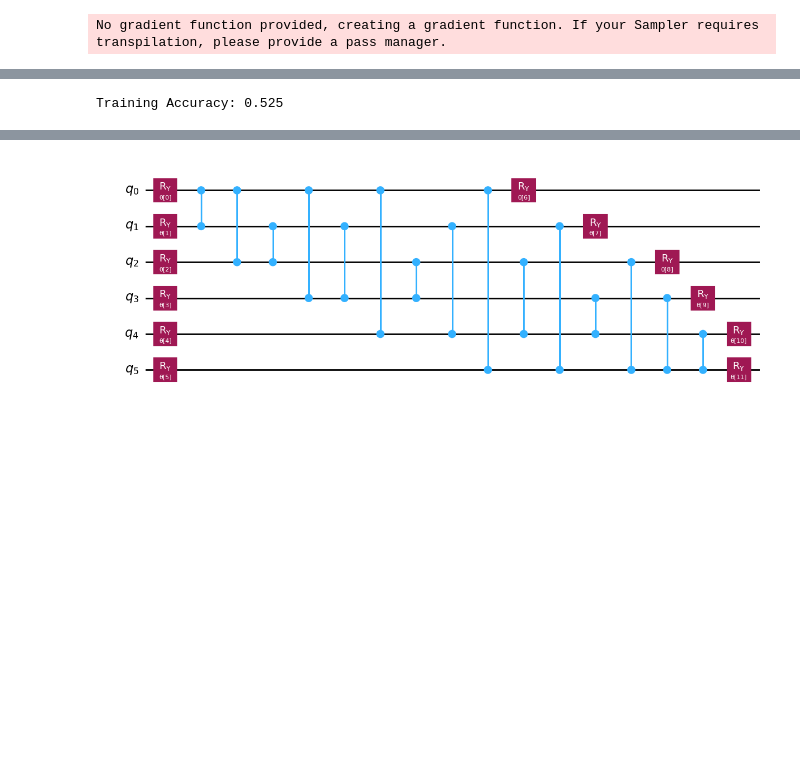
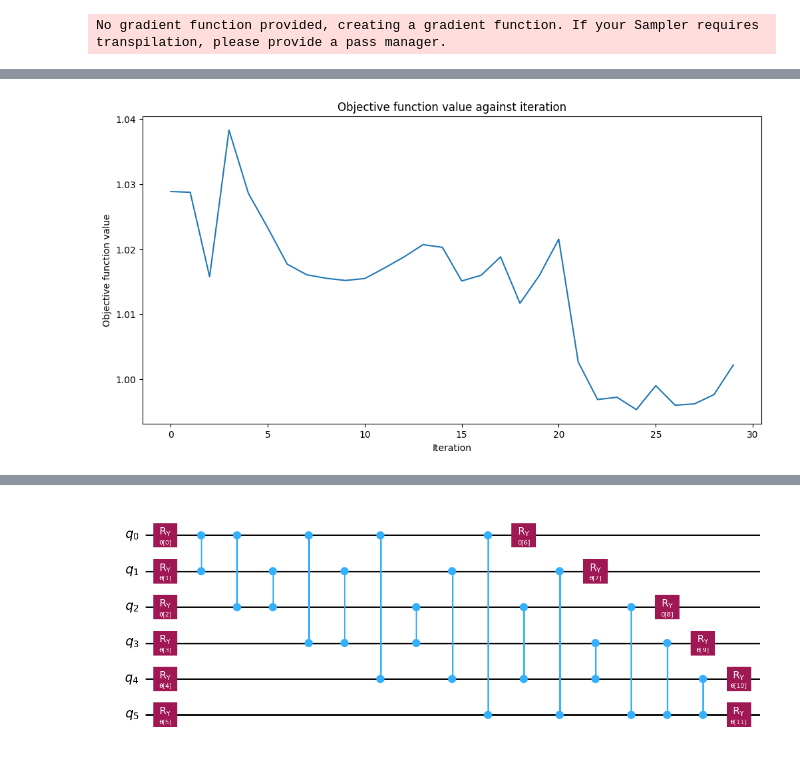
Before and after one commit to Al-Ashir-Intisar/quantum-computing, a Jupyter notebook: project_codes/Final_Project_VQC_vs_CNN.ipynb, the cells around one changed output, grey strips where cells are left out. Drawn from its saved outputs; the diff is of its cells as text; code cells hidden in the pictures; blank space fills up the shorter version.

```diff
--- a/project_codes/Final_Project_VQC_vs_CNN.ipynb
+++ b/project_codes/Final_Project_VQC_vs_CNN.ipynb
@@ -164,14 +211,12 @@ y_predict = vqc_isomap.predict(X_train_norm)
-# %%
-from sklearn.metrics import accuracy_score
-
-# Predict labels for the training set
-y_pred = np.argmax(y_predict, axis=1)
-
-# Convert one-hot encoded `y_one_hot` back to class labels
-y_true = np.argmax(y_one_hot, axis=1)
-
-# Compute accuracy
-acc = accuracy_score(y_true, y_pred)
-print("Training Accuracy:", acc)
-# %% [output]
-Training Accuracy: 0.525
+# %%
+# create empty array for callback to store evaluations of the objective function
+objective_func_vals = []
+plt.rcParams["figure.figsize"] = (12, 6)
+
+# fit classifier to isomap dataset with RawFeatureVector feature map and ansatz with 6 qubits
+vqc_isomap_raw.fit(X_train_isomap_norm, y_one_hot)
+
+# return to default figsize
+plt.rcParams["figure.figsize"] = (6, 4)
+# %% [output]
+[figure, added]
```
Also changed, not shown: parts of 33 cells of this notebook.
